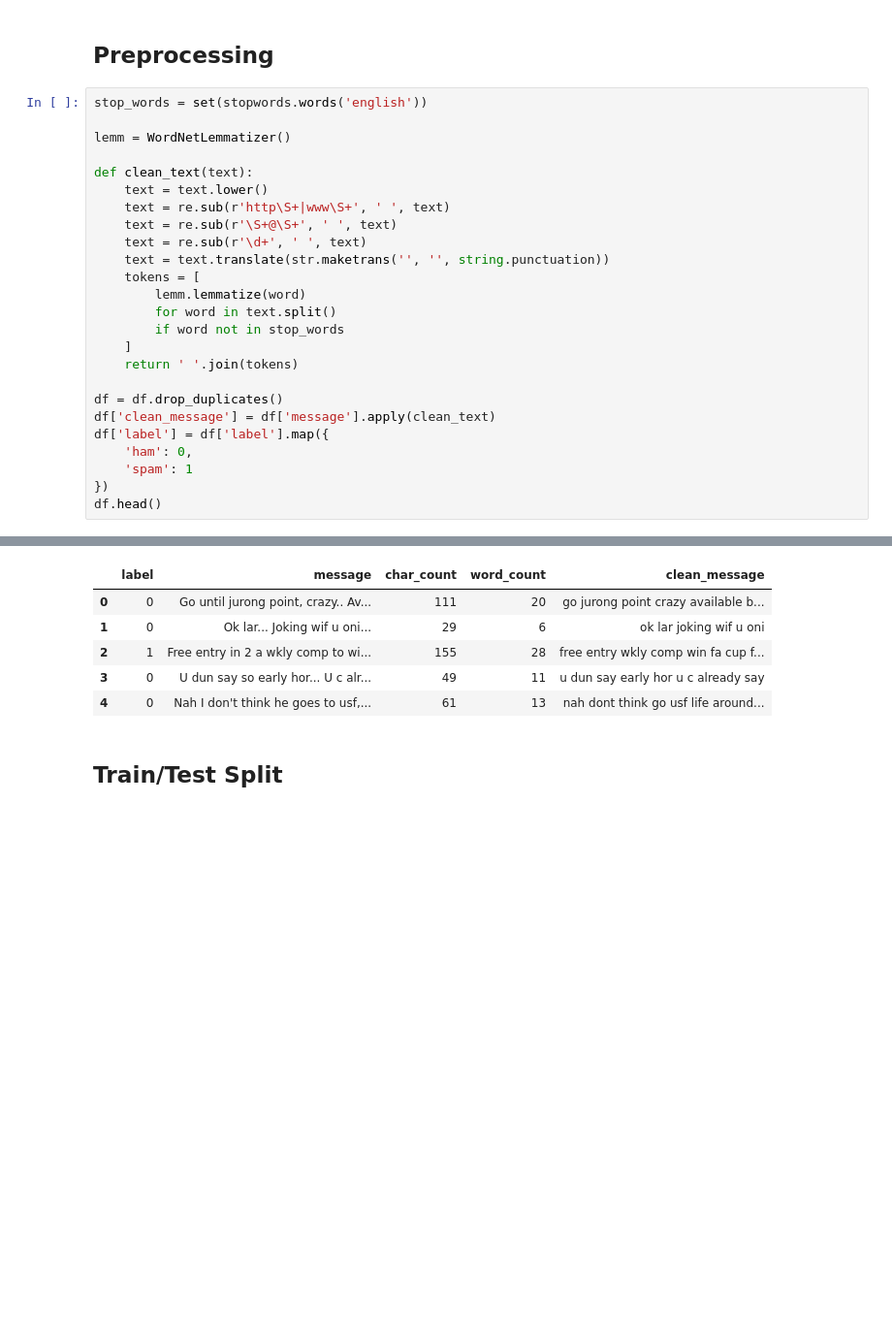
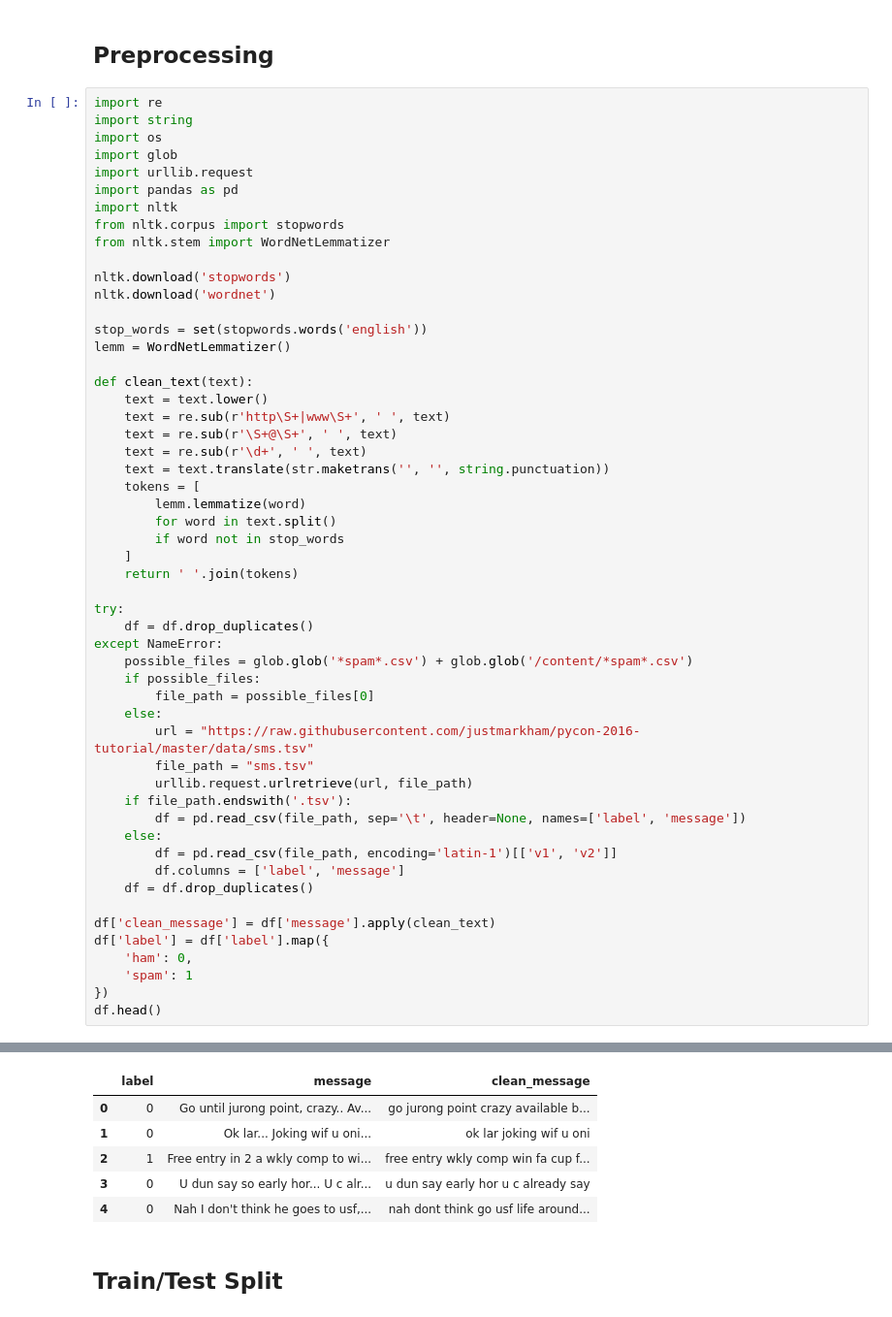
Before and after one commit to Humuzan/Humaira-B-Mizan, a Jupyter notebook: SMS_Spam_SVM.ipynb, the cells around one changed output, grey strips where cells are left out. Shown at 97% size. Saved outputs shown, nothing was run; the diff lists cells and outputs as text; blank space fills up the shorter version.

```diff
--- a/SMS_Spam_SVM.ipynb
+++ b/SMS_Spam_SVM.ipynb
@@ -98,8 +98,20 @@ plt.show()
 # %% [markdown]
 ## Preprocessing
 # %%
+import re
+import string
+import os
+import glob
+import urllib.request
+import pandas as pd
+import nltk
+from nltk.corpus import stopwords
+from nltk.stem import WordNetLemmatizer
+
+nltk.download('stopwords')
+nltk.download('wordnet')
+
 stop_words = set(stopwords.words('english'))
-
 lemm = WordNetLemmatizer()
 
 def clean_text(text):
@@ -115,7 +127,23 @@ def clean_text(text):
     ]
     return ' '.join(tokens)
 
-df = df.drop_duplicates()
+try:
+    df = df.drop_duplicates()
+except NameError:
+    possible_files = glob.glob('*spam*.csv') + glob.glob('/content/*spam*.csv')
+    if possible_files:
+        file_path = possible_files[0]
+    else:
+        url = "https://raw.githubusercontent.com/justmarkham/pycon-2016-tutorial/master/data/sms.tsv"
+        file_path = "sms.tsv"
+        urllib.request.urlretrieve(url, file_path)
+    if file_path.endswith('.tsv'):
+        df = pd.read_csv(file_path, sep='\t', header=None, names=['label', 'message'])
+    else:
+        df = pd.read_csv(file_path, encoding='latin-1')[['v1', 'v2']]
+        df.columns = ['label', 'message']
+    df = df.drop_duplicates()
+
 df['clean_message'] = df['message'].apply(clean_text)
 df['label'] = df['label'].map({
     'ham': 0,
@@ -126,9 +158,9 @@ df.head()
-|  | label | message | char_count | word_count | clean_message |
-| 0 | 0 | Go until jurong point, crazy.. Av... | 111 | 20 | go jurong point crazy available b... |
-| 1 | 0 | Ok lar... Joking wif u oni... | 29 | 6 | ok lar joking wif u oni |
-| 2 | 1 | Free entry in 2 a wkly comp to wi... | 155 | 28 | free entry wkly comp win fa cup f... |
-| 3 | 0 | U dun say so early hor... U c alr... | 49 | 11 | u dun say early hor u c already say |
-| 4 | 0 | Nah I don't think he goes to usf,... | 61 | 13 | nah dont think go usf life around... |
+|  | label | message | clean_message |
+| 0 | 0 | Go until jurong point, crazy.. Av... | go jurong point crazy available b... |
+| 1 | 0 | Ok lar... Joking wif u oni... | ok lar joking wif u oni |
+| 2 | 1 | Free entry in 2 a wkly comp to wi... | free entry wkly comp win fa cup f... |
+| 3 | 0 | U dun say so early hor... U c alr... | u dun say early hor u c already say |
+| 4 | 0 | Nah I don't think he goes to usf,... | nah dont think go usf life around... |
 # %% [markdown]
 ## Train/Test Split
 # %%
```
Also changed, not shown: parts of 4 cells of this notebook.
